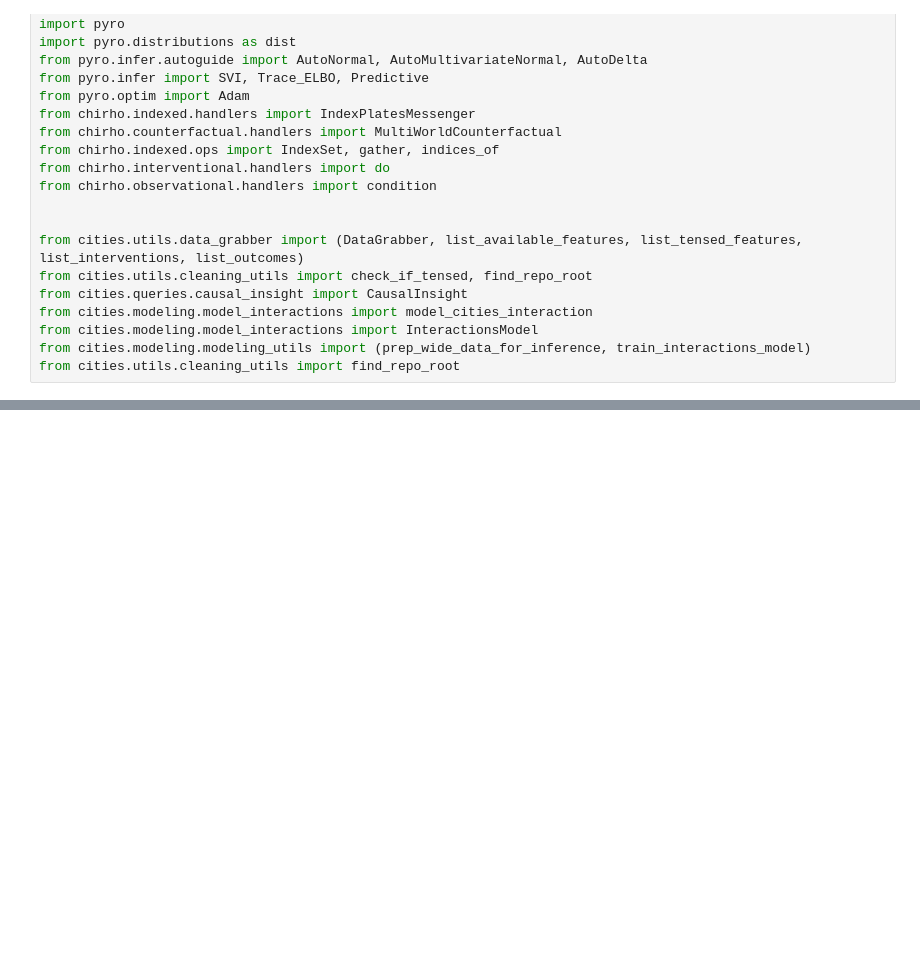
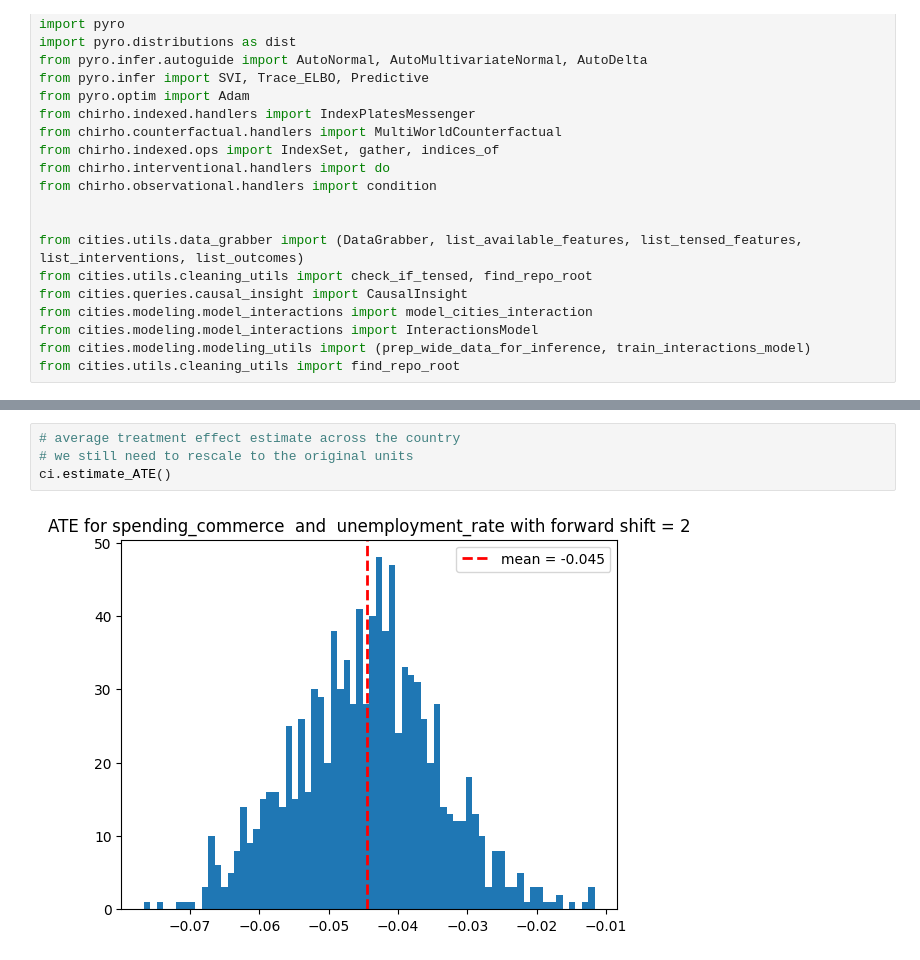
Before and after one commit to BasisResearch/cities, a Jupyter notebook: docs/guides/causal_insights_demo.ipynb, the cells around one changed output, grey strips where cells are left out. Drawn from its saved outputs; the diff is of its cells as text; blank space fills up the shorter version.

```diff
--- a/docs/guides/causal_insights_demo.ipynb
+++ b/docs/guides/causal_insights_demo.ipynb
@@ -55,0 +86,6 @@ NameError: name 'intervention' is not defined
+# %%
+# average treatment effect estimate across the country
+# we still need to rescale to the original units
+ci.estimate_ATE()
+# %% [output]
+[figure, added]
```
Also changed, not shown: parts of 7 cells of this notebook.
